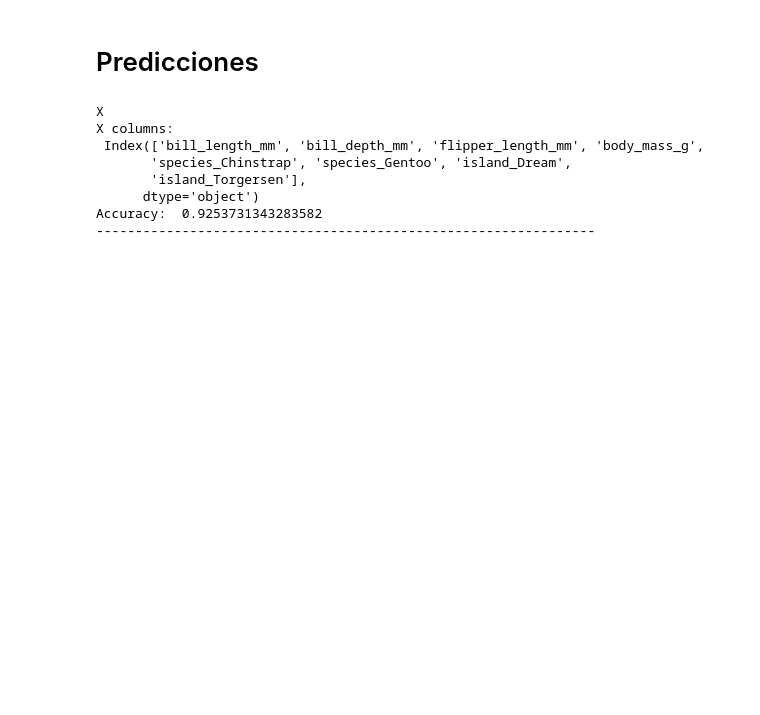
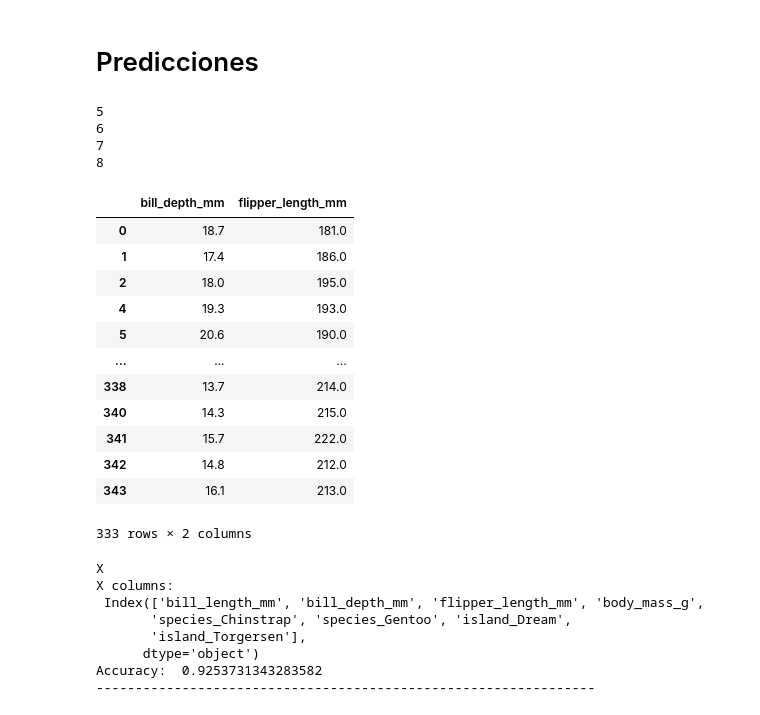
Before and after one commit to IEXE-Tec/aprendizaje-maquina-2, a Jupyter notebook: 01_seleccion_de_variables.ipynb, the cells around one changed output. Cells and saved outputs as stored; diff of their text form; code cells hidden in the pictures; blank space fills up the shorter version.

```diff
--- a/01_seleccion_de_variables.ipynb
+++ b/01_seleccion_de_variables.ipynb
@@ -120,6 +120,31 @@ chi_values.sort_values(ascending=True, by='p_value').round(3)
 | 2 | island_Dream | 0.000 | 0.992 |
 # %% [markdown]
 # Predicciones
+# %%
+for c in ['species_Chinstrap', 'species_Gentoo', 'island_Dream',
+       'island_Torgersen']:
+  a = pen.columns.get_loc(c)
+  print(a)
+
+pen.iloc[:,[1,2]]
+# %% [output]
+5
+6
+7
+8
+|  | bill_depth_mm | flipper_length_mm |
+| 0 | 18.7 | 181.0 |
+| 1 | 17.4 | 186.0 |
+| 2 | 18.0 | 195.0 |
+| 4 | 19.3 | 193.0 |
+| 5 | 20.6 | 190.0 |
+| ... | ... | ... |
+| 338 | 13.7 | 214.0 |
+| 340 | 14.3 | 215.0 |
+| 341 | 15.7 | 222.0 |
+| 342 | 14.8 | 212.0 |
+| 343 | 16.1 | 213.0 |
+333 rows × 2 columns
 # %%
 # Preprocess data
 from sklearn.preprocessing import StandardScaler
```
Also changed, not shown: parts of 2 cells of this notebook.
